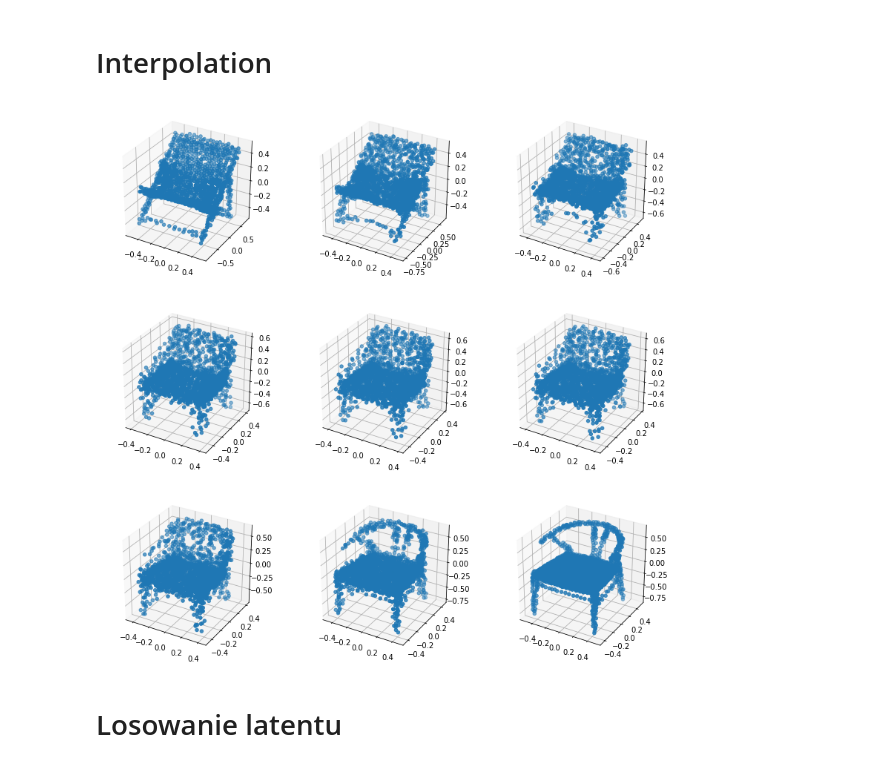
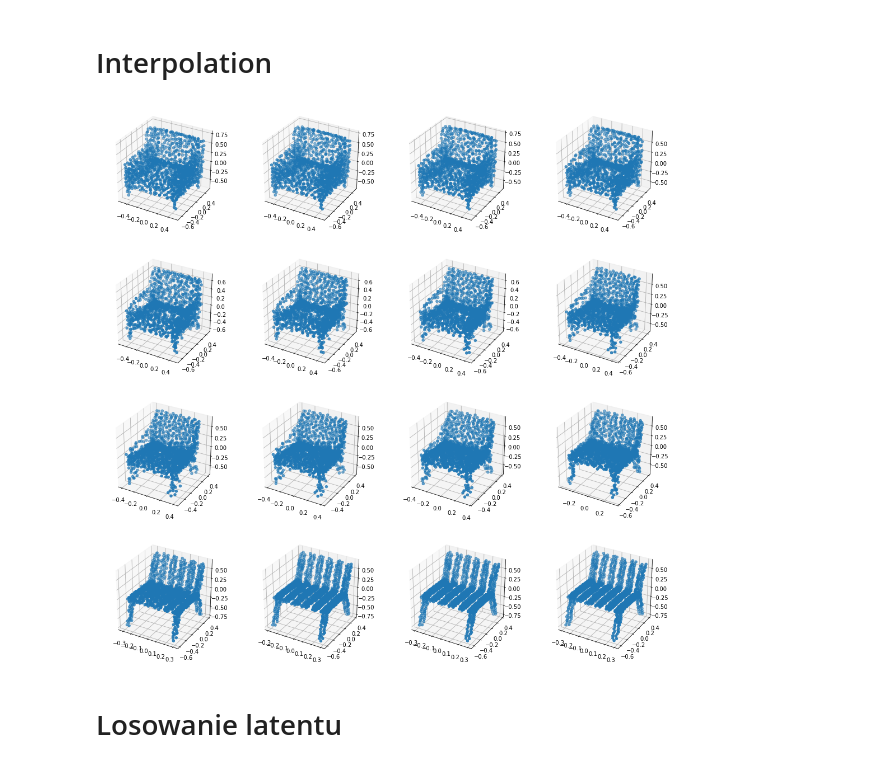
Before and after one commit to jakubzadrozny/thesis, a Jupyter notebook: experiments.ipynb, the cells around one changed output. Saved outputs shown, nothing was run; the diff lists cells and outputs as text; code cells hidden in the pictures.

```diff
--- a/experiments.ipynb
+++ b/experiments.ipynb
@@ -23,7 +23,7 @@ test_loader = DataLoader(test_dataset, batch_size=32,
 # %% [markdown]
 # Load model
 # %%
-model = PCVAE.load_from_drive(PCVAE, name='bestpcvae')
+model = PCVAE.load_from_drive(PCVAE, name='best_kl_pcvae')
 # %% [markdown]
 # Visualize some reconstructions
 # %%
@@ -68,7 +68,7 @@ plot_samples(samples, N, M)
 # %% [markdown]
 # Interpolation
 # %%
-num_steps = 9
+num_steps = 16
 
 st = batch[:2]
 st_means, _ = model.encode(st)
@@ -77,9 +77,9 @@ steps = [s_mean] + [s_mean + x*(t_mean-s_mean) for x in torch.linspace(0.3, 0.7,
 steps = torch.stack(steps, dim=0)
 interpolated = model.decode_at_mean(steps).reshape((num_steps,)+st[0].shape).detach()
 # %%
-plot_samples(interpolated, 3, 3)
+plot_samples(interpolated, 4, 4)
 # %% [output]
-[figure, old version]
+[figure, new version]
 # %% [markdown]
 # Losowanie latentu
 # %%
```
Also changed, not shown: parts of 5 cells of this notebook, 4 other files.
